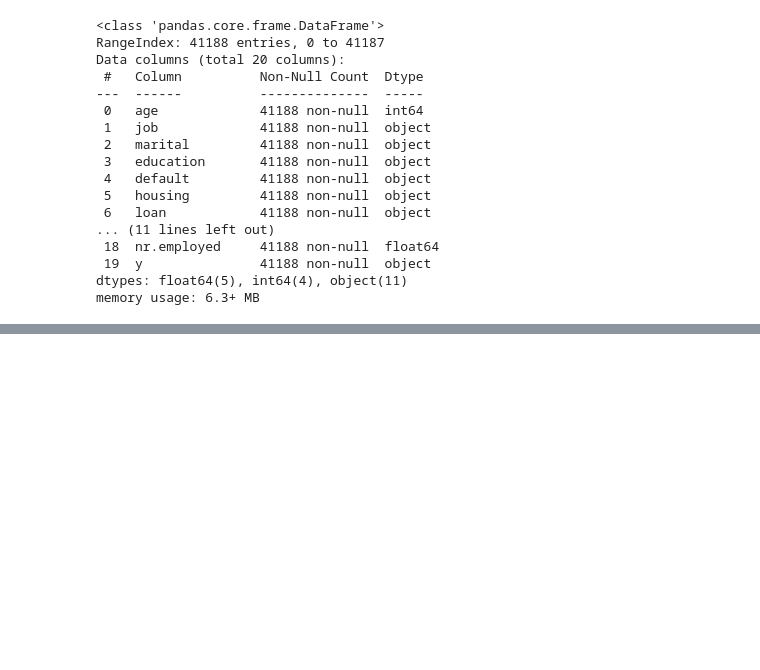
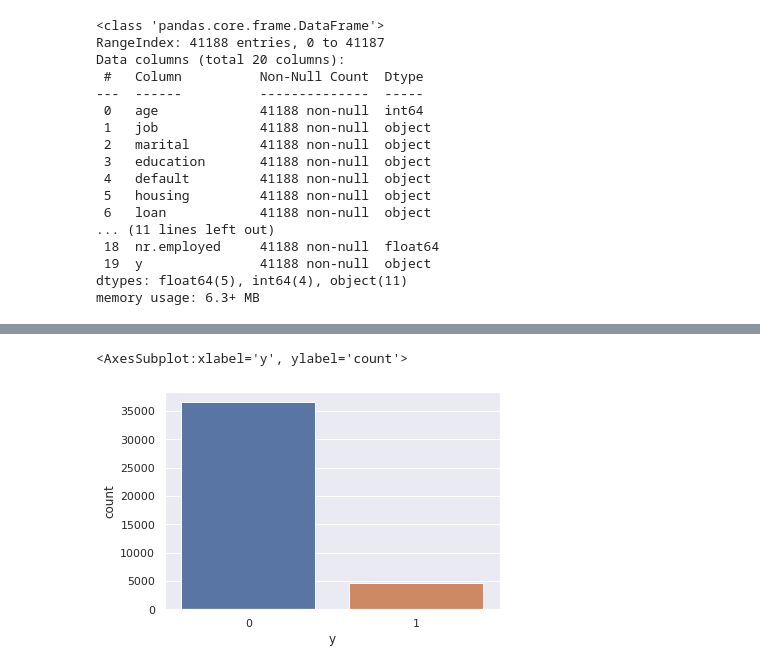
Before and after one commit to ysurs/ML--Bank-Marketing-project, a Jupyter notebook: solution.ipynb, the cells around one changed output, grey strips where cells are left out. Saved outputs shown, nothing was run; the diff lists cells and outputs as text; code cells hidden in the pictures; blank space fills up the shorter version.

```diff
--- a/solution.ipynb
+++ b/solution.ipynb
@@ -107,0 +189,6 @@ memory usage: 6.3+ MB
+# %%
+# Our dataset is clearly imbalanced with more instances of 0 as compared to 1 as seen below
+sns.countplot(y,data=df)
+# %% [output]
+<AxesSubplot:xlabel='y', ylabel='count'>
+[figure, added]
```
Also changed, not shown: parts of 15 cells of this notebook.
